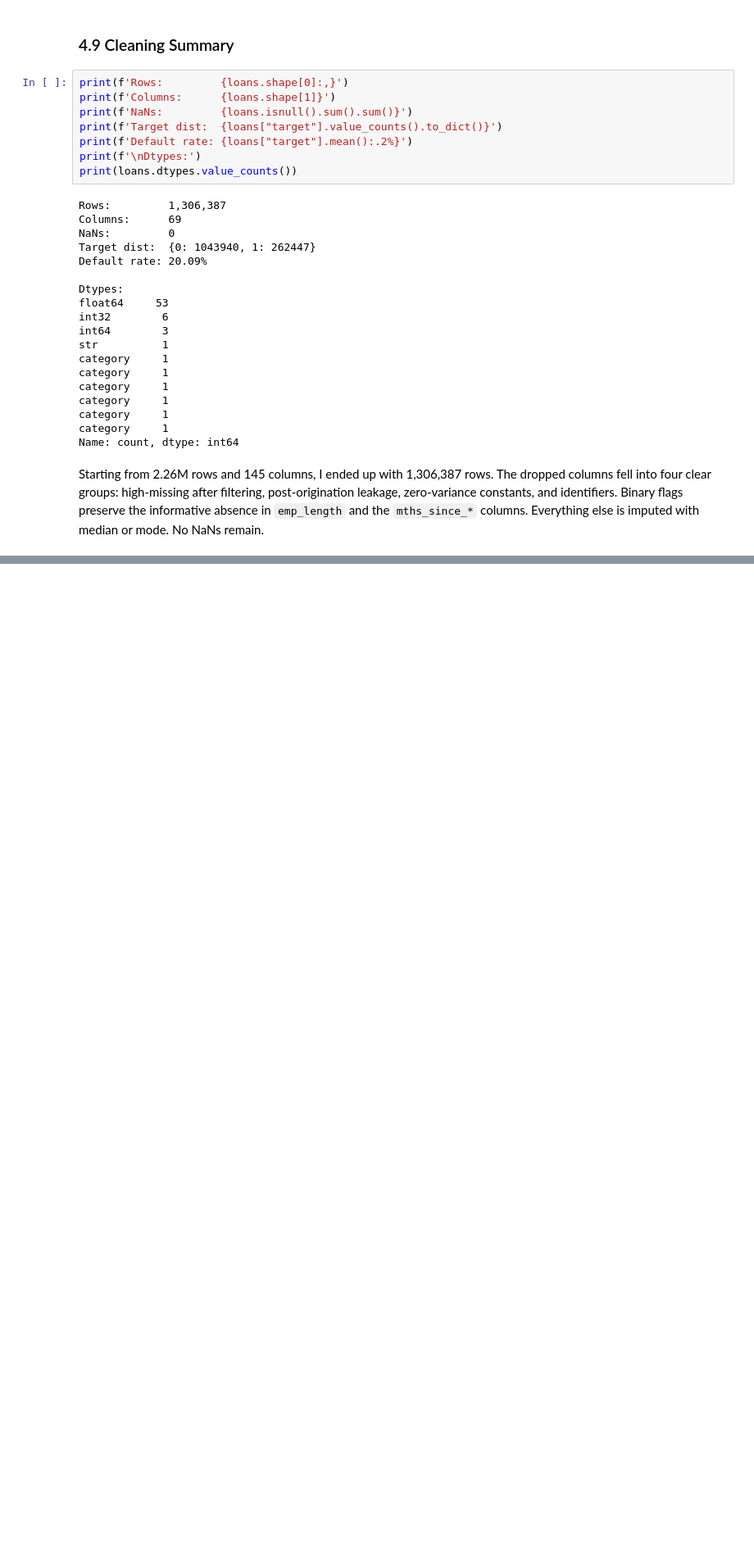
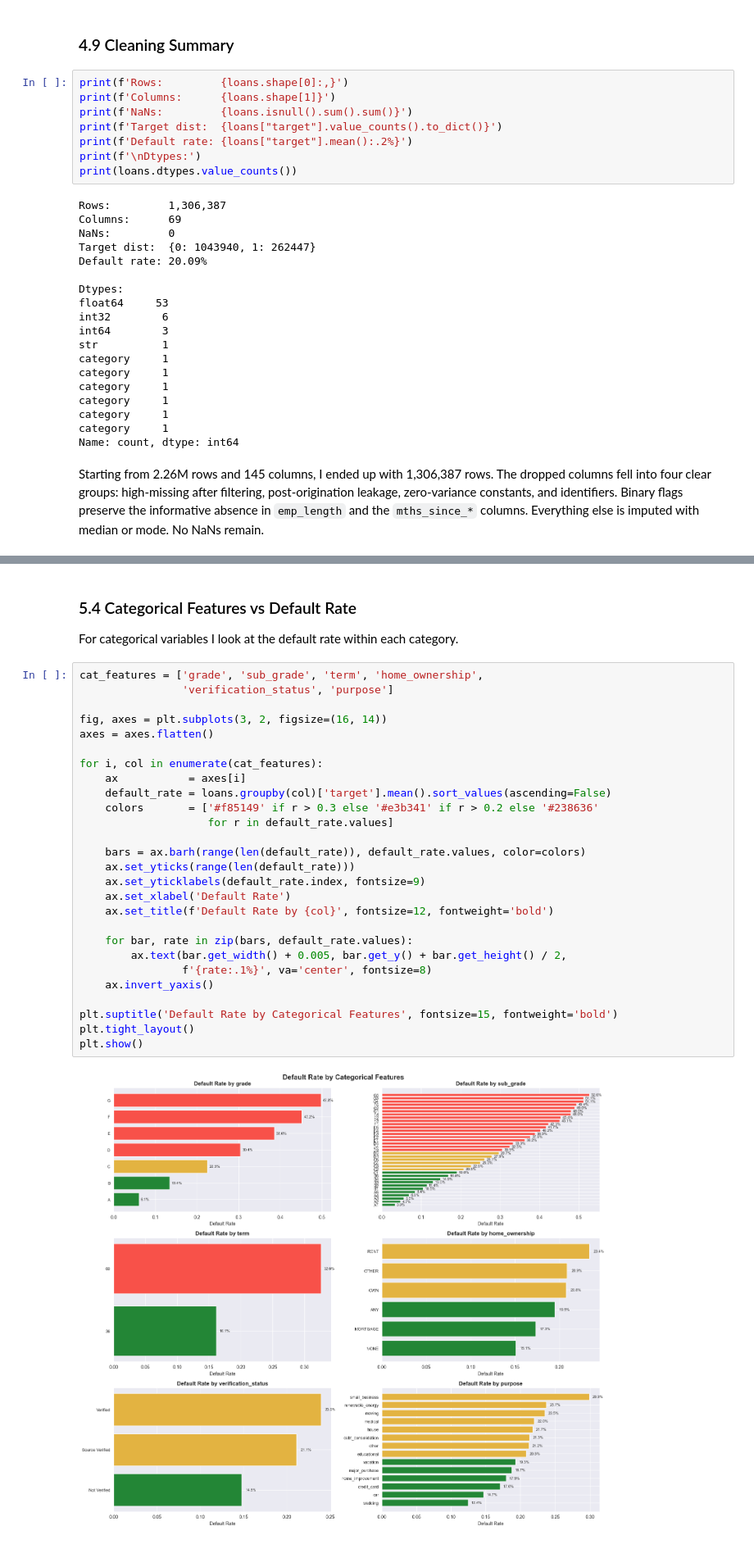
Before and after one commit to AhmedInv40/Predicting-Loan-Default, a Jupyter notebook: PredictingLoanDefault.ipynb, the cells around one changed output, grey strips where cells are left out. Shown at 82% size. Drawn from its saved outputs; the diff is of its cells as text; blank space fills up the shorter version.

```diff
--- a/PredictingLoanDefault.ipynb
+++ b/PredictingLoanDefault.ipynb
@@ -594,0 +715,33 @@ Starting from 2.26M rows and 145 columns, I ended up with 1,306,387 rows. The dr
+# %% [markdown]
+### 5.4 Categorical Features vs Default Rate
+
+For categorical variables I look at the default rate within each category.
+# %%
+cat_features = ['grade', 'sub_grade', 'term', 'home_ownership',
+                'verification_status', 'purpose']
+
+fig, axes = plt.subplots(3, 2, figsize=(16, 14))
+axes = axes.flatten()
+
+for i, col in enumerate(cat_features):
+    ax           = axes[i]
+    default_rate = loans.groupby(col)['target'].mean().sort_values(ascending=False)
+    colors       = ['#f85149' if r > 0.3 else '#e3b341' if r > 0.2 else '#238636'
+                    for r in default_rate.values]
+
+    bars = ax.barh(range(len(default_rate)), default_rate.values, color=colors)
+    ax.set_yticks(range(len(default_rate)))
+    ax.set_yticklabels(default_rate.index, fontsize=9)
+    ax.set_xlabel('Default Rate')
+    ax.set_title(f'Default Rate by {col}', fontsize=12, fontweight='bold')
+
+    for bar, rate in zip(bars, default_rate.values):
+        ax.text(bar.get_width() + 0.005, bar.get_y() + bar.get_height() / 2,
+                f'{rate:.1%}', va='center', fontsize=8)
+    ax.invert_yaxis()
+
+plt.suptitle('Default Rate by Categorical Features', fontsize=15, fontweight='bold')
+plt.tight_layout()
+plt.show()
+# %% [output]
+[figure, added]
```
Also changed, not shown: parts of 11 cells of this notebook.
